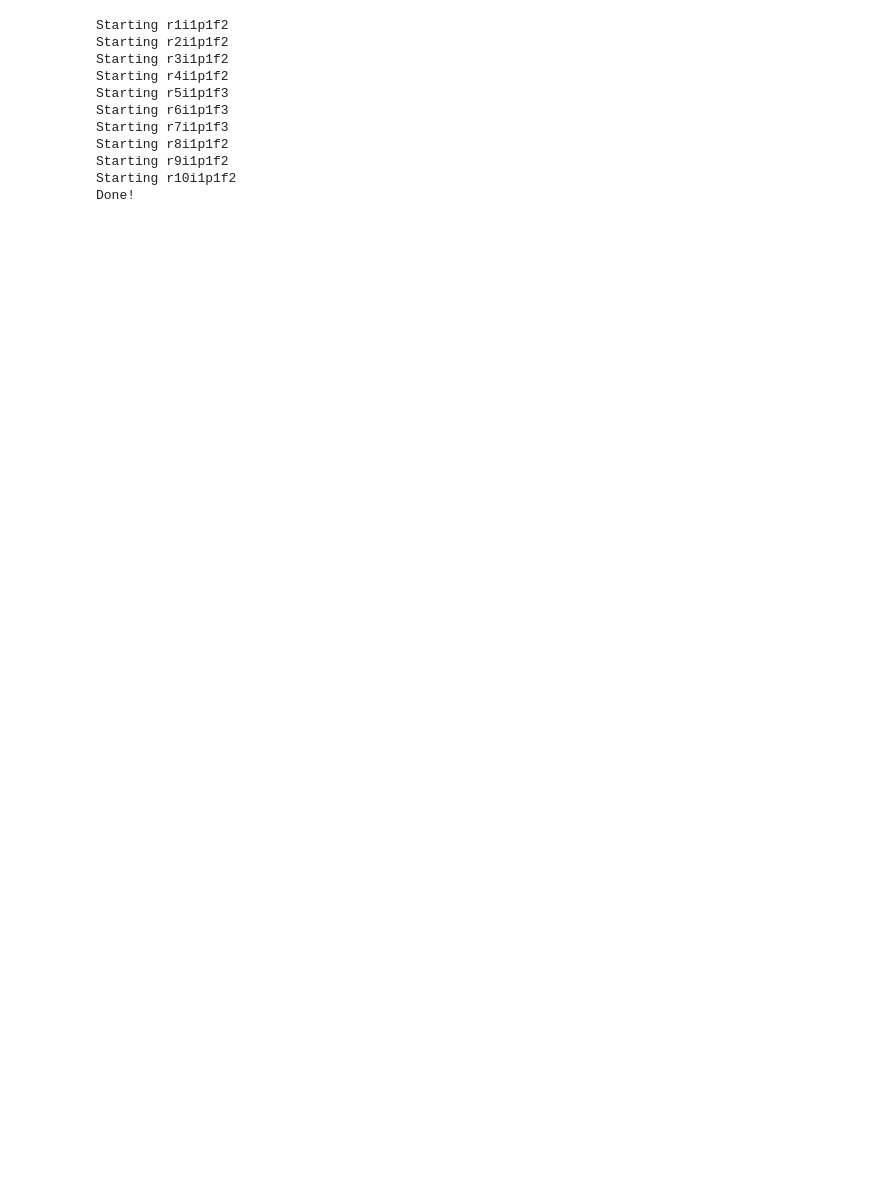
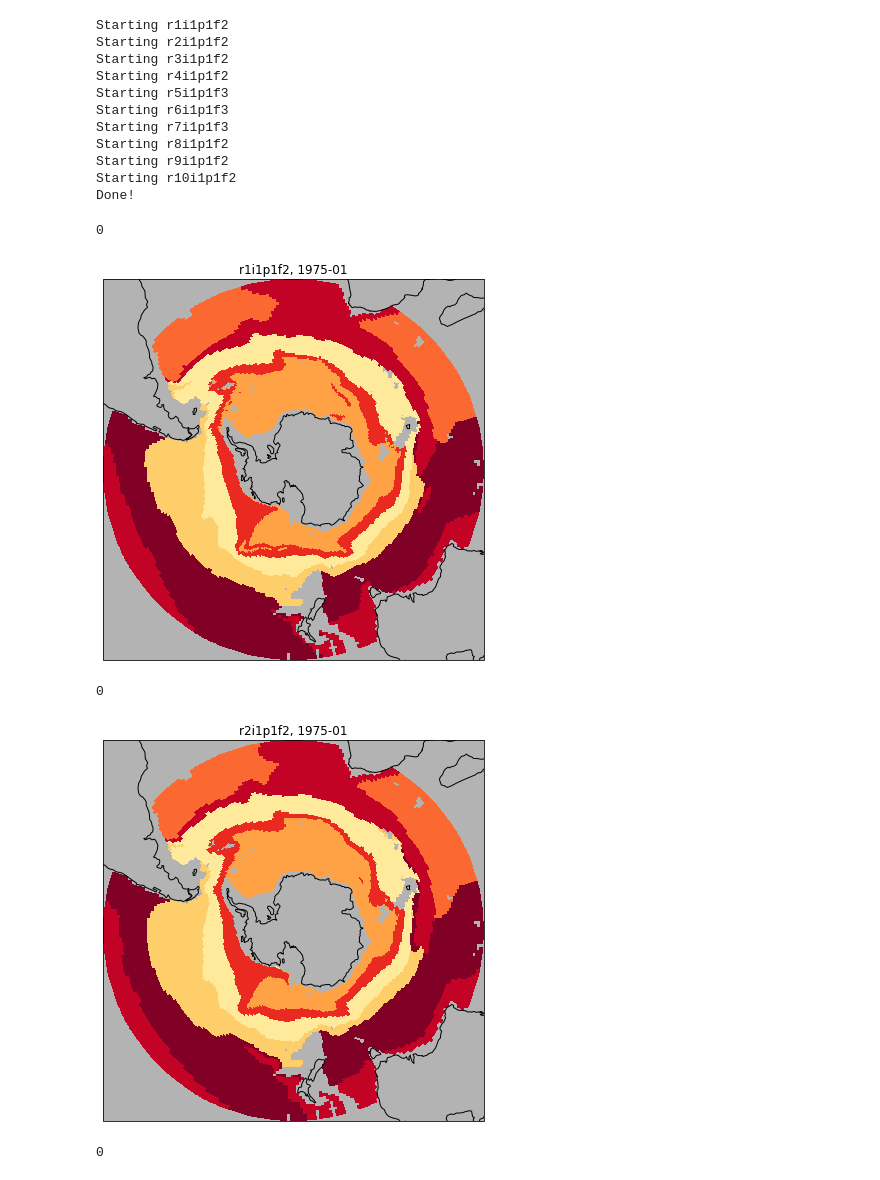
Before and after one commit to erin-atkinson/OceanClustering, a Jupyter notebook: spatial_matching.ipynb, the cells around one changed output. Cells and saved outputs as stored; diff of their text form; code cells hidden in the pictures; blank space fills up the shorter version.

Commit message:
Wrote spatial matching function

```diff
--- a/spatial_matching.ipynb
+++ b/spatial_matching.ipynb
@@ -19,15 +19,15 @@ importlib.reload(flt)
 from dask import delayed
 # %%
 model_folder = 'model'
-n_classes = 8
+n_classes = 7
 ids = ['r1i1p1f2', 'r2i1p1f2', 'r3i1p1f2', 'r4i1p1f2', 'r5i1p1f3', 'r6i1p1f3', 'r7i1p1f3', 'r8i1p1f2', 'r9i1p1f2', 'r10i1p1f2']
 mask = np.load('data/mask.npy', allow_pickle=True)
 data_classes = {}
-avg_profiles_dict = {}
 path_ref = '{}/{}/{}'.format(model_folder, ids[0], n_classes)
 with open('{}/avg.obj'.format(path_ref), 'rb') as file:
     ref_profiles = pickle.load(file)
     file.close()
+
 
 
 for (m_i, m_id) in enumerate(ids):
@@ -50,7 +50,7 @@ for (m_i, m_id) in enumerate(ids):
         file.close()
 
     options = {'memberId' : m_id, 'raw' : True}
-    data = flt.retrieve_profiles(timeRange = slice('1970-01', '1970-12'), mask=mask, options=options)
+    data = flt.retrieve_profiles(timeRange = slice('1975-01', '1979-12'), mask=mask, options=options)
     data = data.chunk({'time': data.sizes['time'], 'i' : 64, 'j':64})
     data_sampled = flt.normalise_data(data, ('i', 'j', 'time'))
     data_trans = flt.pca_transform(data_sampled, pca)
@@ -104,8 +107,0 @@ data_c1 = data_c
-# %%
-def f(datac1, datac2):
-  a = [np.unique(datac2.where(datac1==k).values, return_counts=True) for k in range(n_classes)]
-  a = [(x[0][0:-1].astype('int'), x[1][0:-1]) for x in a]
-  return a
-counts = []
-for m_id in ids:
-  counts.append(f(data_classes[ids[0]], data_classes[m_id]))
@@ -201,3 +132,47 @@ Starting r8i1p1f2
 Starting r9i1p1f2
 Starting r10i1p1f2
 Done!
+# %%
+for (m_i, m_id) in enumerate(ids):
+  data_c = data_classes[m_id]
+  if m_i == 0:
+    inds = flt.temp_sort(None, ref_profiles, True)
+  else:
+    inds = flt.match_spatial(data_c, data_classes[ids[0]], n_classes)
+
+  data_classes[m_id] = flt.reorder(data_classes[m_id], inds).compute()
+  avg_profiles[m_id] = [avg_profiles[m_id][x] for x in inds]
+  data_c = data_classes[m_id]
+
+  lats = data_c['lat'].values
+  lons = data_c['lon'].values
+  lev = data['lev'].values
+  times = data['time'].values
+  alpha = np.logical_not(data.isel(time=0, lev=-1).isnull().values)
+
+  plt_data = data_c.values
+
+  #plt_data[plt_data == -1] = 0
+  for yr in range(np.size(plt_data, 0)):
+    fig = plt.figure()
+
+    ax = fig.add_subplot(projection=ccrs.SouthPolarStereo())
+    ax.pcolormesh(lons, lats, plt_data[yr, :, :], transform=ccrs.PlateCarree(), alpha=alpha, cmap='YlOrRd') #, cmap='YlOrRd'
+    ax.coastlines()
+    ax.set_title('{}, {}'.format(m_id, times[yr].astype('datetime64[M]')))
+    ax.set_facecolor((0.7, 0.7, 0.7, 1))
+
+
+    fig.set_size_inches(7, 7)
+    #plt.savefig('figures/anim_mm/{:03d}'.format(yr), dpi=300, bbox_inches='tight')
+
+    print(yr)
+    plt.show()
+    plt.close(fig)
+    break
+# %% [output]
+0
+[figure, added]
+0
+[figure, added]
+0
```
Also changed, not shown: parts of 12 cells of this notebook, 3 other files.
